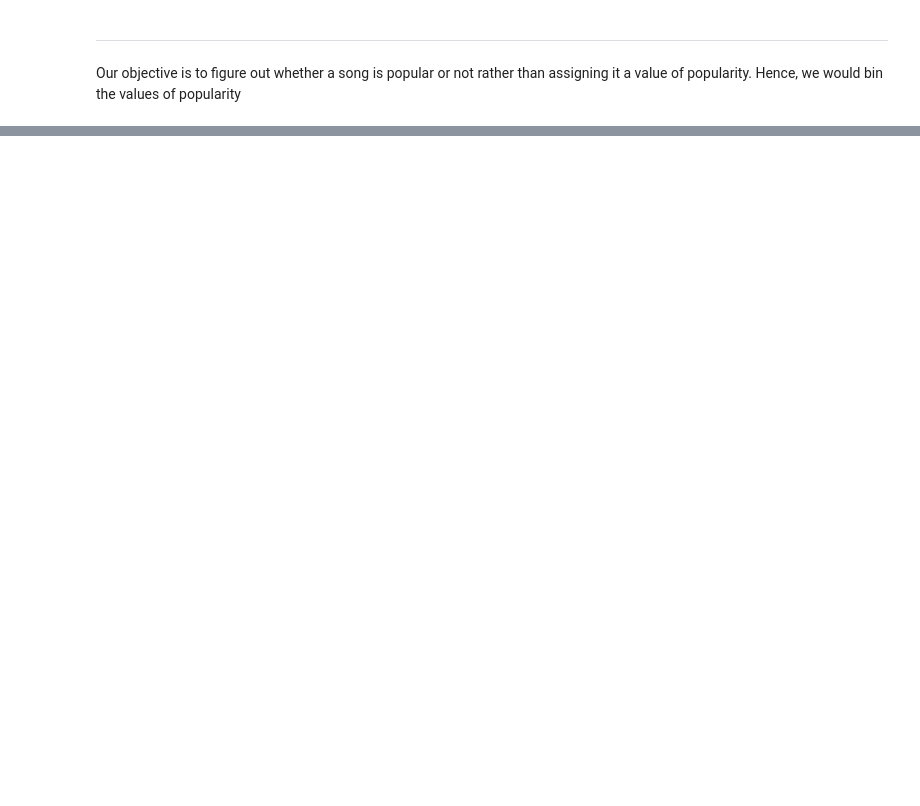
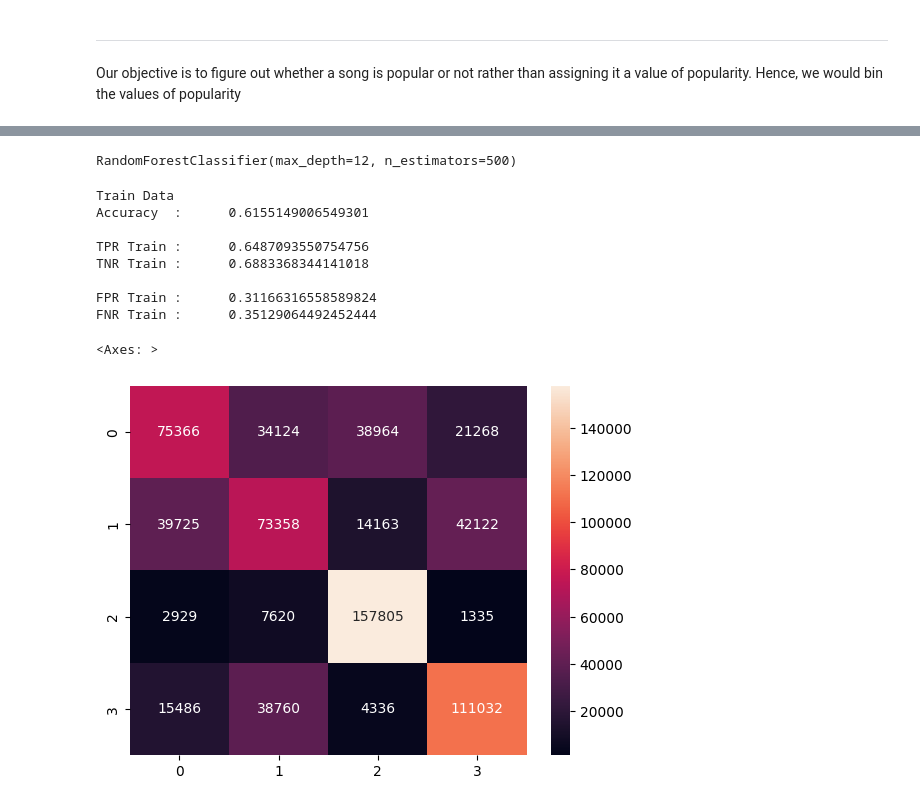
Before and after one commit to ayushmandixit2000/DSAI-Project, a Jupyter notebook: ML Models/RandomForest.ipynb, the cells around one changed output, grey strips where cells are left out. Drawn from its saved outputs; the diff is of its cells as text; code cells hidden in the pictures; blank space fills up the shorter version.

Commit message:
Updated RandomForest ML

```diff
--- a/ML Models/RandomForest.ipynb
+++ b/ML Models/RandomForest.ipynb
@@ -52,0 +70,4 @@ Categories (5, interval[float64, right]): [(-0.098, 19.6] < (19.6, 39.2] < (39.2
+# %%
+# Removing Release Year
+cleanedMusicData.drop('year',axis=1,inplace=True)
+cleanedMusicData.info()
@@ -52,0 +94,3 @@ Categories (5, interval[float64, right]): [(-0.098, 19.6] < (19.6, 39.2] < (39.2
+# %%
+x= pd.DataFrame(cleanedMusicData.drop('popularity',axis=1))
+x.info()
@@ -53,10 +151,58 @@ Categories (5, interval[float64, right]): [(-0.098, 19.6] < (19.6, 39.2] < (39.2
+# %%
+# Import essential models and functions from sklearn
+from sklearn.model_selection import train_test_split
+
+# Split the Dataset into Train and Test
+X_train, X_test, y_train, y_test = train_test_split(X_ros, y_ros, test_size = 0.2)
 # %%
 # Import RandomForestClassifier model from Scikit-Learn
 from sklearn.ensemble import RandomForestClassifier
 
 # Create the Random Forest object
-rforest = RandomForestClassifier(n_estimators = 100,  # n_estimators denote number of trees
-                                 max_depth = 4)       # set the maximum depth of each tree
+rforest = RandomForestClassifier(n_estimators = 500,  # n_estimators denote number of trees
+                                 max_depth = 12)       # set the maximum depth of each tree
 
 # Fit Random Forest on Train Data
-rforest.fit(X_train, y_train.Rating.ravel())
+rforest.fit(X_train, y_train.ravel())
+# %% [output]
+RandomForestClassifier(max_depth=12, n_estimators=500)
+# %%
+# Import confusion_matrix from Scikit-Learn
+from sklearn.metrics import confusion_matrix
+
+# Predict the Response corresponding to Predictors
+y_train_pred = rforest.predict(X_train)
+
+# Print the Classification Accuracy
+print("Train Data")
+print("Accuracy  :\t", rforest.score(X_train, y_train))
+print()
+
+# Print the Accuracy Measures from the Confusion Matrix
+cmTrain = confusion_matrix(y_train, y_train_pred)
+tpTrain = cmTrain[1][1] # True Positives : Good (1) predicted Good (1)
+fpTrain = cmTrain[0][1] # False Positives : Bad (0) predicted Good (1)
+tnTrain = cmTrain[0][0] # True Negatives : Bad (0) predicted Bad (0)
+fnTrain = cmTrain[1][0] # False Negatives : Good (1) predicted Bad (0)
+
+print("TPR Train :\t", (tpTrain/(tpTrain + fnTrain)))
+print("TNR Train :\t", (tnTrain/(tnTrain + fpTrain)))
+print()
+
+print("FPR Train :\t", (fpTrain/(tnTrain + fpTrain)))
+print("FNR Train :\t", (fnTrain/(tpTrain + fnTrain)))
+
+# Plot the two-way Confusion Matrix
+sb.heatmap(confusion_matrix(y_train, y_train_pred),
+           annot = True, fmt=".0f")
+# %% [output]
+Train Data
+Accuracy  :      0.6155149006549301
+
+TPR Train :      0.6487093550754756
+TNR Train :      0.6883368344141018
+
+FPR Train :      0.31166316558589824
+FNR Train :      0.35129064492452444
+<Axes: >
+[figure, added]
```
Also changed, not shown: parts of 30 cells of this notebook, 1 other file.
